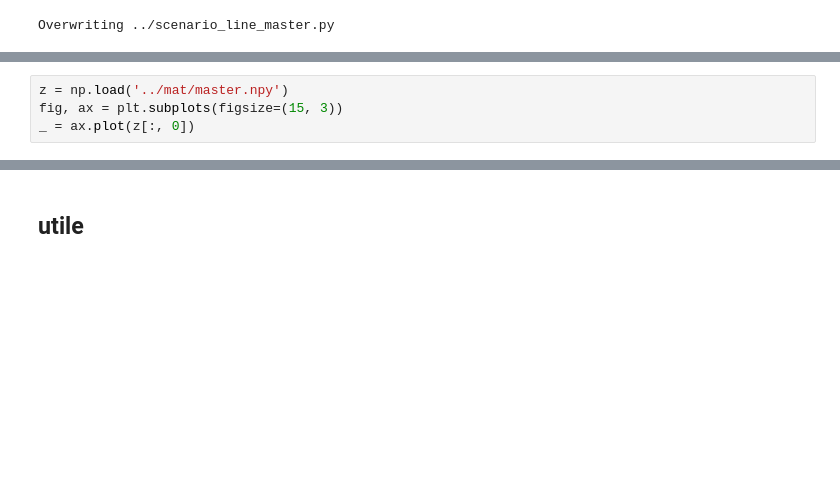
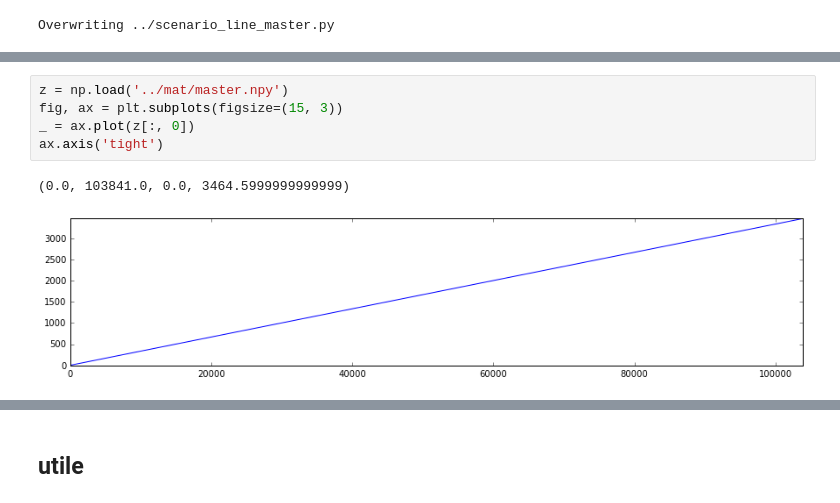
Before and after one commit to NaturalPatterns/2016_elasticite, a Jupyter notebook: posts/2015-11-26 élasticité - scénario montage.ipynb, the cells around one changed output, grey strips where cells are left out. Cells and saved outputs as stored; diff of their text form; blank space fills up the shorter version.

```diff
--- a/posts/2015-11-26 élasticité - scénario montage.ipynb
+++ b/posts/2015-11-26 élasticité - scénario montage.ipynb
@@ -151,7 +156,11 @@ AttributeError: module 'elasticite' has no attribute 'check'
 # %%
 z = np.load('../mat/master.npy')
 fig, ax = plt.subplots(figsize=(15, 3))
 _ = ax.plot(z[:, 0])
+ax.axis('tight')
+# %% [output]
+(0.0, 103841.0, 0.0, 3464.5999999999999)
+[figure, added]
 # %%
 fig, ax = plt.subplots(figsize=(15, 3))
 _ = ax.plot(z[:, 0], z[:, 1:])
```
Also changed, not shown: parts of 10 cells of this notebook, 7 other files.
